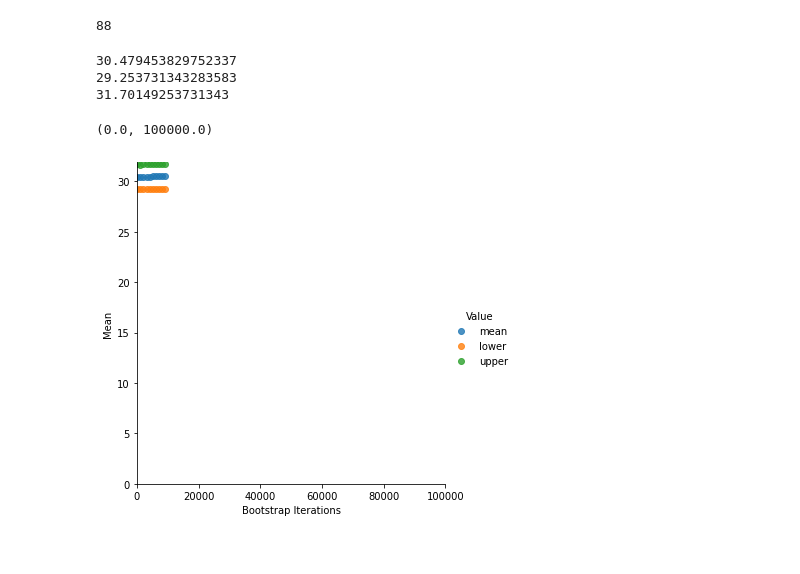
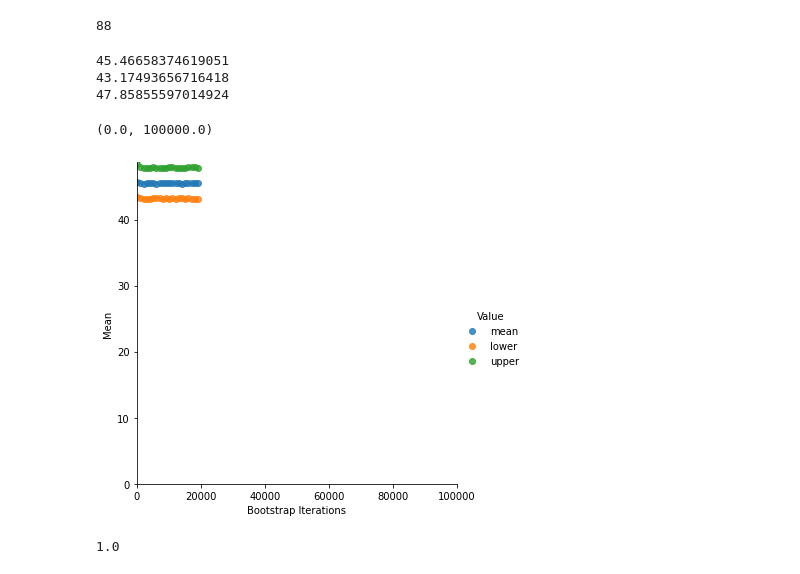
Before and after one commit to PreethamThinagaraj/CE888, a Jupyter notebook: Lab_2/bootstrap.ipynb, the cells around one changed output. Saved outputs shown, nothing was run; the diff lists cells and outputs as text; code cells hidden in the pictures.

```diff
--- a/Lab_2/bootstrap.ipynb
+++ b/Lab_2/bootstrap.ipynb
@@ -135,7 +165,7 @@ np.mean(df_v['New Fleet'])
 # %%
 boots = []
 for i in range(100, 10000, 1000):
-    boot = bootstrap_mean_ci(df_v['Current fleet'], df_v['Current fleet'].shape[0], i,99)
+    boot = bootstrap_mean_ci(df_v['Current fleet'], df_v['Current fleet'].shape[0], i,73)
     boots.append([i, boot[0], "mean"])
     boots.append([i, boot[1], "lower"])
     boots.append([i, boot[2], "upper"])
@@ -154,2 +184,2 @@ sns_plot.axes[0, 0].set_xlim(0, 100000)
 # %%
-data = df_v['New Fleet'].values
+data_v = df_v['New Fleet'].values
@@ -179,6 +209,6 @@ array([24., 27., 27., 25., 31., 35., 24., 19., 28., 23., 27., 20., 22.,
 # %%
 #removing nan from the data
-x = data[~np.isnan(data)]
+x = data_v[~np.isnan(data_v)]
 # %%
 x
 # %% [output]
@@ -192,7 +222,7 @@ array([24., 27., 27., 25., 31., 35., 24., 19., 28., 23., 27., 20., 22.,
 # %%
 boots = []
 for i in range(100, 10000, 1000):
-    boot = bootstrap_mean_ci(x, x.shape[0], i,99)
+    boot = bootstrap_mean_ci(x, x.shape[0], i,60)
     boots.append([i, boot[0], "mean"])
     boots.append([i, boot[1], "lower"])
     boots.append([i, boot[2], "upper"])
@@ -304,22 +334,26 @@ a=np.array(dem_share_PA)
 b=np.array(dem_share_OH)
 # %%
 boots = []
-for i in range(100, 10000, 1000):
-    boot = bootstrap_mean_ci(a, a.shape[0], i,90)
+for i in range(100, 20000, 1000):
+    boot = bootstrap_mean_ci(a, a.shape[0], i,95)
     boots.append([i, boot[0], "mean"])
     boots.append([i, boot[1], "lower"])
     boots.append([i, boot[2], "upper"])
 print(boot[0])
 print(boot[1])
 print(boot[2])
 df_boot = pd.DataFrame(boots, columns=['Bootstrap Iterations', 'Mean', "Value"])
 sns_plot = sns.lmplot(df_boot.columns[0], df_boot.columns[1], data=df_boot, fit_reg=False, hue="Value")
 
 sns_plot.axes[0, 0].set_ylim(0,)
 sns_plot.axes[0, 0].set_xlim(0, 100000)
 # %% [output]
-30.479453829752337
-29.253731343283583
-31.70149253731343
+45.46658374619051
+43.17493656716418
+47.85855597014924
 (0.0, 100000.0)
-[figure, old version]
+[figure, new version]
+# %%
+permut_test(a,b,10000)
+# %% [output]
+1.0
```
Also changed, not shown: parts of 10 cells of this notebook.
